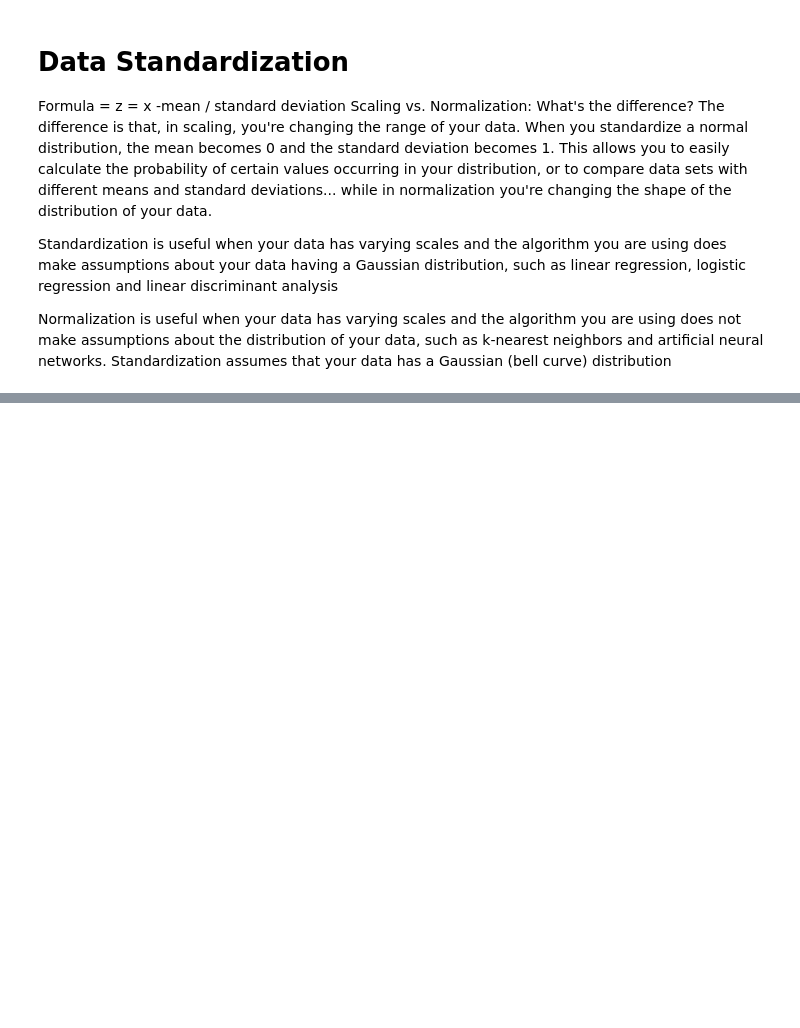
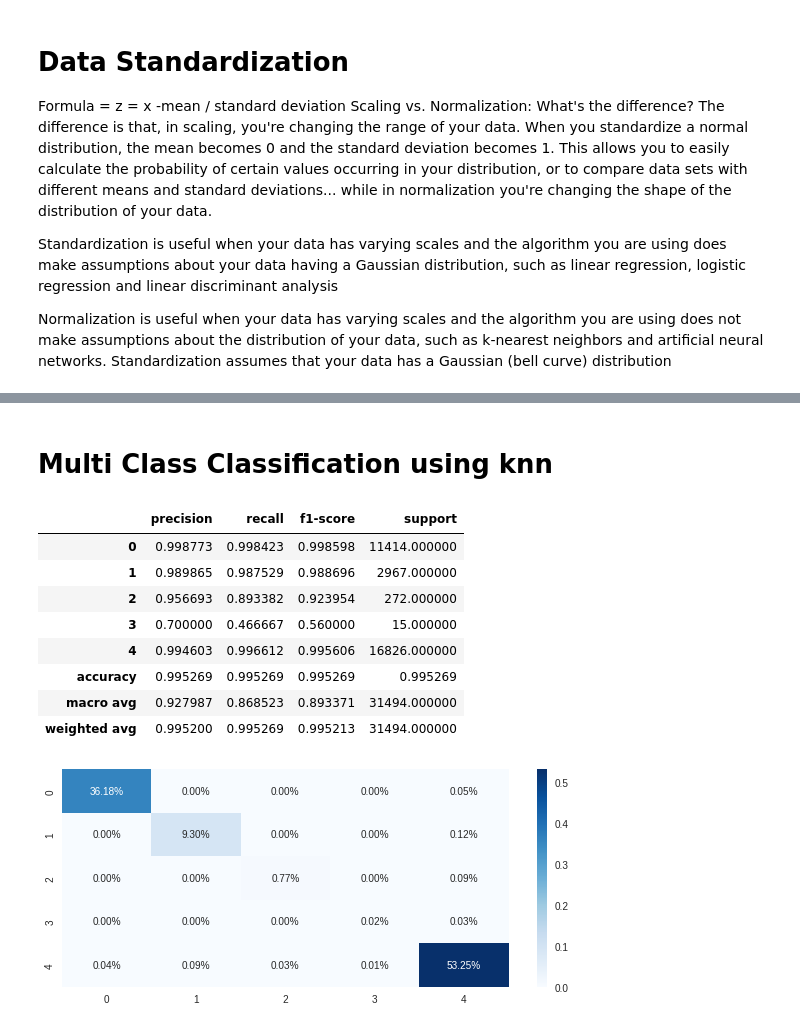
Before and after one commit to bhupinbaral25/DDOS-detection-NSLKDD-, a Jupyter notebook: visulization notebook.ipynb, the cells around one changed output, grey strips where cells are left out. Saved outputs shown, nothing was run; the diff lists cells and outputs as text; code cells hidden in the pictures; blank space fills up the shorter version.

```diff
--- a/visulization notebook.ipynb
+++ b/visulization notebook.ipynb
@@ -627,0 +892,15 @@ show_result(X_train_bin, y_train_bin, svm)
+# %% [markdown]
+# Multi Class Classification using knn
+# %%
+show_result(std_data, label, knn)
+# %% [output]
+|  | precision | recall | f1-score | support |
+| 0 | 0.998773 | 0.998423 | 0.998598 | 11414.000000 |
+| 1 | 0.989865 | 0.987529 | 0.988696 | 2967.000000 |
+| 2 | 0.956693 | 0.893382 | 0.923954 | 272.000000 |
+| 3 | 0.700000 | 0.466667 | 0.560000 | 15.000000 |
+| 4 | 0.994603 | 0.996612 | 0.995606 | 16826.000000 |
+| accuracy | 0.995269 | 0.995269 | 0.995269 | 0.995269 |
+| macro avg | 0.927987 | 0.868523 | 0.893371 | 31494.000000 |
+| weighted avg | 0.995200 | 0.995269 | 0.995213 | 31494.000000 |
+[figure, added]
```
Also changed, not shown: parts of 47 cells of this notebook.
